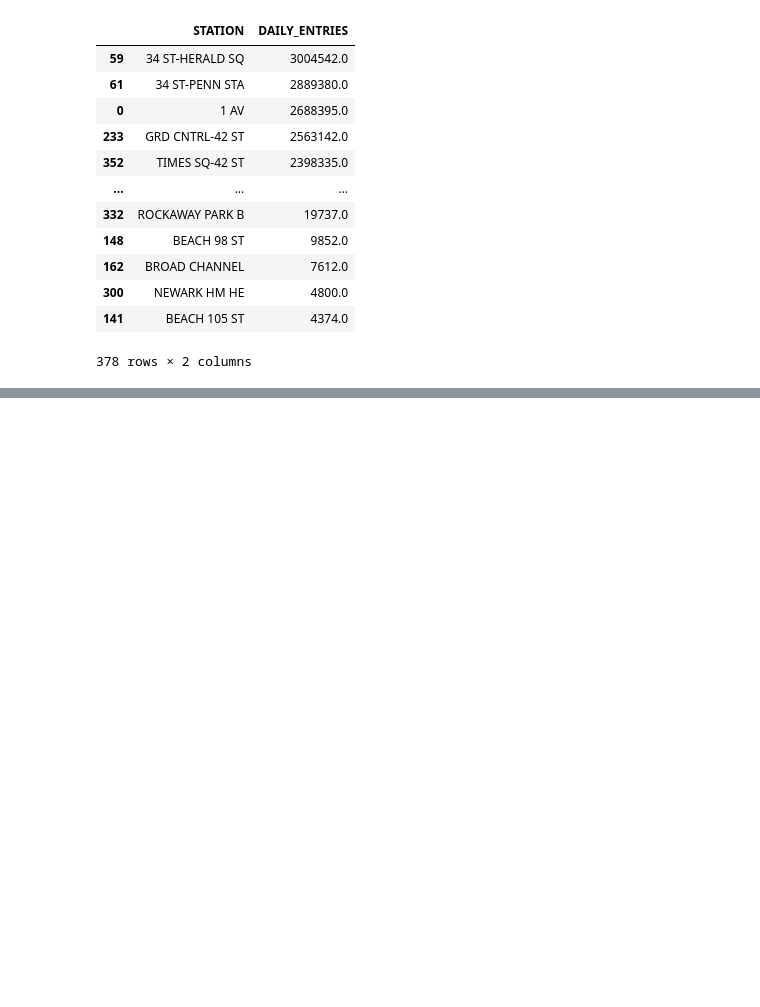
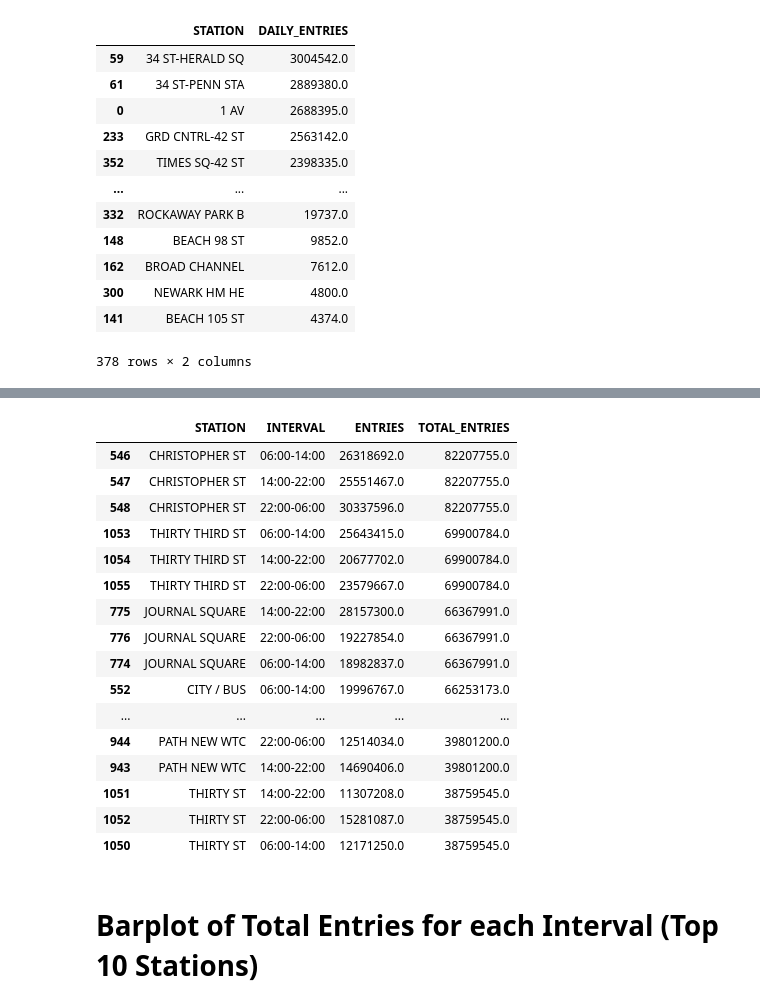
Before and after one commit to munwonjj/EDA-Project, a Jupyter notebook: EDA2.ipynb, the cells around one changed output, grey strips where cells are left out. Saved outputs shown, nothing was run; the diff lists cells and outputs as text; code cells hidden in the pictures; blank space fills up the shorter version.

```diff
--- a/EDA2.ipynb
+++ b/EDA2.ipynb
@@ -387,0 +422,3 @@ dtype: float64
+# %%
+station_turnstiles_interval = turnstiles_interval.groupby(["STATION", "DATE", "INTERVAL"])["DAILY_ENTRIES"].sum().reset_index()
+station_turnstiles_interval.head(10)
@@ -387,0 +437,5 @@ dtype: float64
+# %%
+station_interval = station_turnstiles_interval \
+                    .groupby(["STATION", "INTERVAL"], as_index=False)["DAILY_ENTRIES"].sum()
+station_interval.rename(columns= {'DAILY_ENTRIES':'ENTRIES'}, inplace=True)
+station_interval
@@ -387,0 +475,8 @@ dtype: float64
+# %%
+top_station = (station_interval
+    .groupby(["STATION"])
+    .ENTRIES.sum()
+    .reset_index()
+    .sort_values("ENTRIES", ascending=False))
+top_station.rename(columns= {'ENTRIES':'TOTAL_ENTRIES'}, inplace=True)
+top_station
@@ -387,0 +497,3 @@ dtype: float64
+# %%
+merged_station = pd.merge(station_interval, top_station, on='STATION')
+merged_station
@@ -387,0 +514,26 @@ dtype: float64
+# %%
+merged_station.sort_values("TOTAL_ENTRIES", ascending=False, inplace=True)
+merged_station2 = merged_station.iloc[:30]
+merged_station2
+#merged_station2 = merged_station.iloc[:42]
+#merged_station2
+# %% [output]
+|  | STATION | INTERVAL | ENTRIES | TOTAL_ENTRIES |
+| 546 | CHRISTOPHER ST | 06:00-14:00 | 26318692.0 | 82207755.0 |
+| 547 | CHRISTOPHER ST | 14:00-22:00 | 25551467.0 | 82207755.0 |
+| 548 | CHRISTOPHER ST | 22:00-06:00 | 30337596.0 | 82207755.0 |
+| 1053 | THIRTY THIRD ST | 06:00-14:00 | 25643415.0 | 69900784.0 |
+| 1054 | THIRTY THIRD ST | 14:00-22:00 | 20677702.0 | 69900784.0 |
+| 1055 | THIRTY THIRD ST | 22:00-06:00 | 23579667.0 | 69900784.0 |
+| 775 | JOURNAL SQUARE | 14:00-22:00 | 28157300.0 | 66367991.0 |
+| 776 | JOURNAL SQUARE | 22:00-06:00 | 19227854.0 | 66367991.0 |
+| 774 | JOURNAL SQUARE | 06:00-14:00 | 18982837.0 | 66367991.0 |
+| 552 | CITY / BUS | 06:00-14:00 | 19996767.0 | 66253173.0 |
+| ... | ... | ... | ... | ... |
+| 944 | PATH NEW WTC | 22:00-06:00 | 12514034.0 | 39801200.0 |
+| 943 | PATH NEW WTC | 14:00-22:00 | 14690406.0 | 39801200.0 |
+| 1051 | THIRTY ST | 14:00-22:00 | 11307208.0 | 38759545.0 |
+| 1052 | THIRTY ST | 22:00-06:00 | 15281087.0 | 38759545.0 |
+| 1050 | THIRTY ST | 06:00-14:00 | 12171250.0 | 38759545.0 |
+# %% [markdown]
+# Barplot of Total Entries for each Interval (Top 10 Stations)
```
Also changed, not shown: parts of 35 cells of this notebook.
